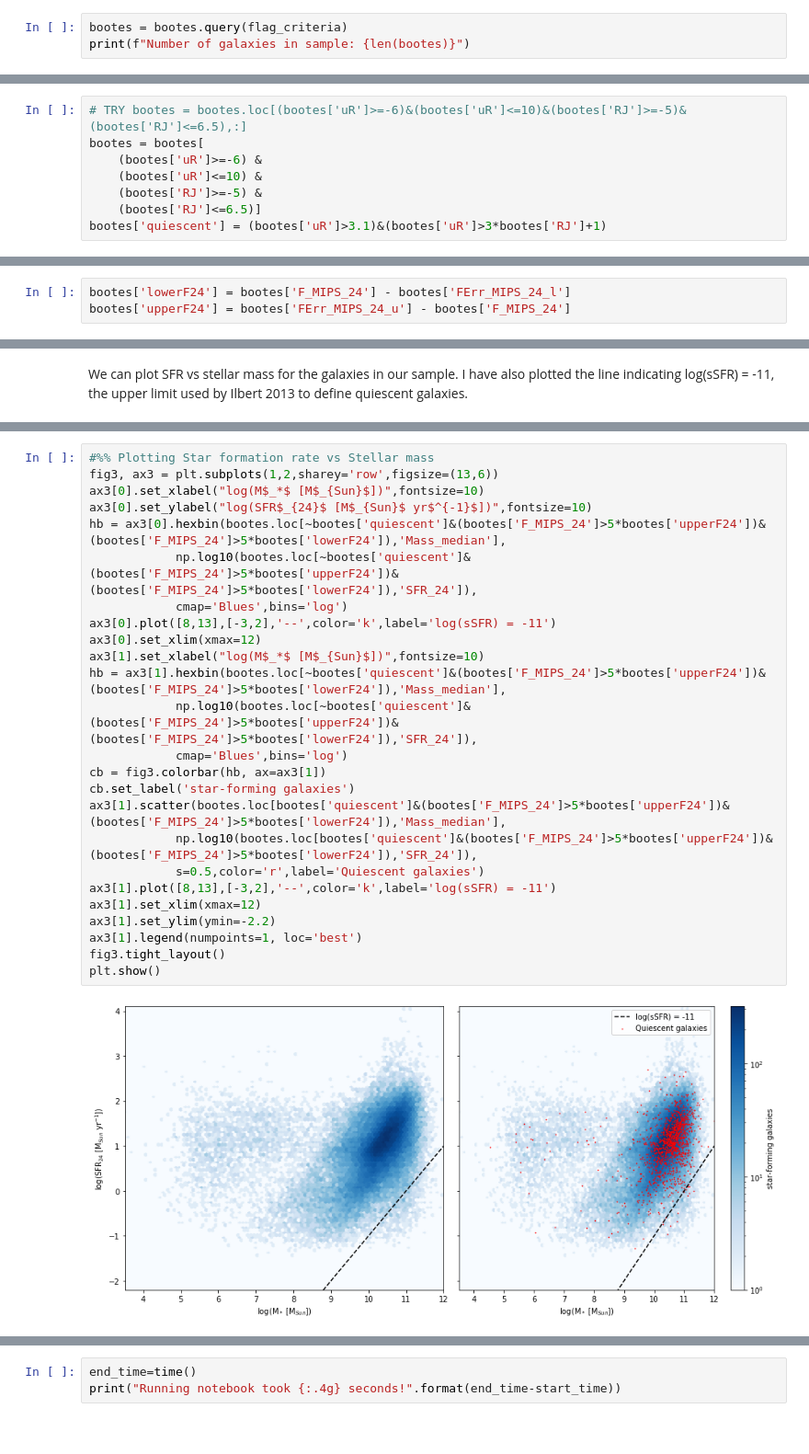
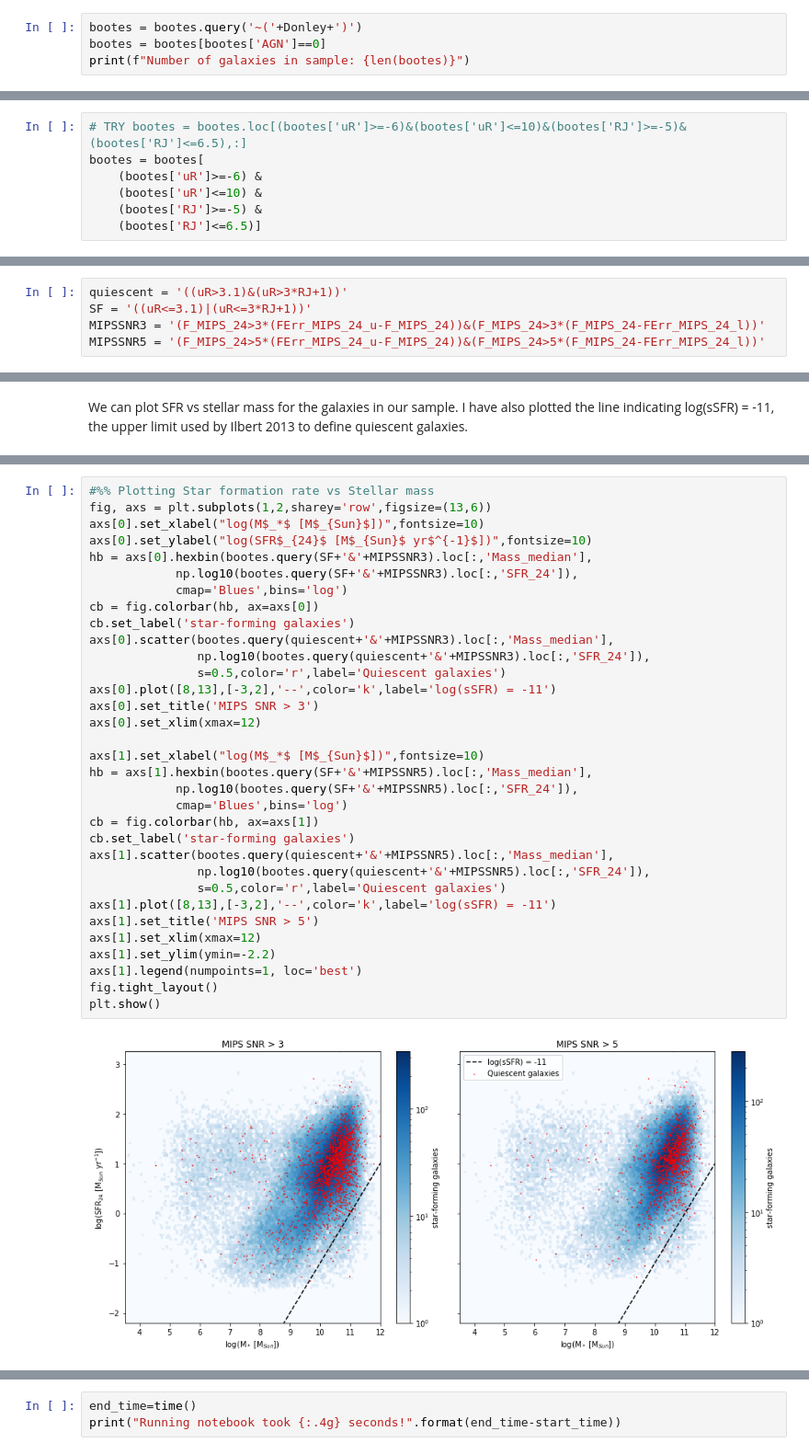
Before and after one commit to Bruno-Rodriguez/quiescent-galaxy, a Jupyter notebook: galaxies_select_SFR_pd.ipynb, the cells around one changed output, grey strips where cells are left out. Shown at 92% size. Cells and saved outputs as stored; diff of their text form; blank space fills up the shorter version.

Commit message:
Updated galaxies_select_SFR_pd.ipynb
Streamlined (de)selection of AGN and entries flagged as having poor quality.

```diff
--- a/galaxies_select_SFR_pd.ipynb
+++ b/galaxies_select_SFR_pd.ipynb
@@ -73,3 +91,4 @@ Number of galaxies in sample: 826375
 # %%
-bootes = bootes.query(flag_criteria)
+bootes = bootes.query('~('+Donley+')')
+bootes = bootes[bootes['AGN']==0]
 print(f"Number of galaxies in sample: {len(bootes)}")
@@ -190,10 +204,11 @@ bootes = bootes[
     (bootes['uR']<=10) &
     (bootes['RJ']>=-5) &
     (bootes['RJ']<=6.5)]
-bootes['quiescent'] = (bootes['uR']>3.1)&(bootes['uR']>3*bootes['RJ']+1)
 # %% [markdown]
 We can calculate the fraction of galaxies within the 'quiescent region', and the fraction of those that have viable data at 24 micron from MIPS.
-# %%
-bootes['lowerF24'] = bootes['F_MIPS_24'] - bootes['FErr_MIPS_24_l']
-bootes['upperF24'] = bootes['FErr_MIPS_24_u'] - bootes['F_MIPS_24']
+# %%
+quiescent = '((uR>3.1)&(uR>3*RJ+1))'
+SF = '((uR<=3.1)|(uR<=3*RJ+1))'
+MIPSSNR3 = '(F_MIPS_24>3*(FErr_MIPS_24_u-F_MIPS_24))&(F_MIPS_24>3*(F_MIPS_24-FErr_MIPS_24_l))'
+MIPSSNR5 = '(F_MIPS_24>5*(FErr_MIPS_24_u-F_MIPS_24))&(F_MIPS_24>5*(F_MIPS_24-FErr_MIPS_24_l))'
 # %%
@@ -474,27 +459,35 @@ From here we consider in the plots only the galaxies with SNR>5 in the MIPS flux
 # %%
 #%% Plotting Star formation rate vs Stellar mass
-fig3, ax3 = plt.subplots(1,2,sharey='row',figsize=(13,6))
-ax3[0].set_xlabel("log(M$_*$ [M$_{Sun}$])",fontsize=10)
-ax3[0].set_ylabel("log(SFR$_{24}$ [M$_{Sun}$ yr$^{-1}$])",fontsize=10)
-hb = ax3[0].hexbin(bootes.loc[~bootes['quiescent']&(bootes['F_MIPS_24']>5*bootes['upperF24'])&(bootes['F_MIPS_24']>5*bootes['lowerF24']),'Mass_median'],
-            np.log10(bootes.loc[~bootes['quiescent']&(bootes['F_MIPS_24']>5*bootes['upperF24'])&(bootes['F_MIPS_24']>5*bootes['lowerF24']),'SFR_24']),
+fig, axs = plt.subplots(1,2,sharey='row',figsize=(13,6))
+axs[0].set_xlabel("log(M$_*$ [M$_{Sun}$])",fontsize=10)
+axs[0].set_ylabel("log(SFR$_{24}$ [M$_{Sun}$ yr$^{-1}$])",fontsize=10)
+hb = axs[0].hexbin(bootes.query(SF+'&'+MIPSSNR3).loc[:,'Mass_median'],
+            np.log10(bootes.query(SF+'&'+MIPSSNR3).loc[:,'SFR_24']),
             cmap='Blues',bins='log')
-ax3[0].plot([8,13],[-3,2],'--',color='k',label='log(sSFR) = -11')
-ax3[0].set_xlim(xmax=12)
-ax3[1].set_xlabel("log(M$_*$ [M$_{Sun}$])",fontsize=10)
-hb = ax3[1].hexbin(bootes.loc[~bootes['quiescent']&(bootes['F_MIPS_24']>5*bootes['upperF24'])&(bootes['F_MIPS_24']>5*bootes['lowerF24']),'Mass_median'],
-            np.log10(bootes.loc[~bootes['quiescent']&(bootes['F_MIPS_24']>5*bootes['upperF24'])&(bootes['F_MIPS_24']>5*bootes['lowerF24']),'SFR_24']),
+cb = fig.colorbar(hb, ax=axs[0])
+cb.set_label('star-forming galaxies')
+axs[0].scatter(bootes.query(quiescent+'&'+MIPSSNR3).loc[:,'Mass_median'],
+               np.log10(bootes.query(quiescent+'&'+MIPSSNR3).loc[:,'SFR_24']),
+               s=0.5,color='r',label='Quiescent galaxies')
+axs[0].plot([8,13],[-3,2],'--',color='k',label='log(sSFR) = -11')
+axs[0].set_title('MIPS SNR > 3')
+axs[0].set_xlim(xmax=12)
+
+axs[1].set_xlabel("log(M$_*$ [M$_{Sun}$])",fontsize=10)
+hb = axs[1].hexbin(bootes.query(SF+'&'+MIPSSNR5).loc[:,'Mass_median'],
+            np.log10(bootes.query(SF+'&'+MIPSSNR5).loc[:,'SFR_24']),
             cmap='Blues',bins='log')
-cb = fig3.colorbar(hb, ax=ax3[1])
+cb = fig.colorbar(hb, ax=axs[1])
 cb.set_label('star-forming galaxies')
-ax3[1].scatter(bootes.loc[bootes['quiescent']&(bootes['F_MIPS_24']>5*bootes['upperF24'])&(bootes['F_MIPS_24']>5*bootes['lowerF24']),'Mass_median'],
-            np.log10(bootes.loc[bootes['quiescent']&(bootes['F_MIPS_24']>5*bootes['upperF24'])&(bootes['F_MIPS_24']>5*bootes['lowerF24']),'SFR_24']),
-            s=0.5,color='r',label='Quiescent galaxies')
-ax3[1].plot([8,13],[-3,2],'--',color='k',label='log(sSFR) = -11')
-ax3[1].set_xlim(xmax=12)
-ax3[1].set_ylim(ymin=-2.2)
-ax3[1].legend(numpoints=1, loc='best')
-fig3.tight_layout()
+axs[1].scatter(bootes.query(quiescent+'&'+MIPSSNR5).loc[:,'Mass_median'],
+               np.log10(bootes.query(quiescent+'&'+MIPSSNR5).loc[:,'SFR_24']),
+               s=0.5,color='r',label='Quiescent galaxies')
+axs[1].plot([8,13],[-3,2],'--',color='k',label='log(sSFR) = -11')
+axs[1].set_title('MIPS SNR > 5')
+axs[1].set_xlim(xmax=12)
+axs[1].set_ylim(ymin=-2.2)
+axs[1].legend(numpoints=1, loc='best')
+fig.tight_layout()
 plt.show()
 # %% [output]
-[figure, old version]
+[figure, new version]
```
Also changed, not shown: parts of 47 cells of this notebook.
